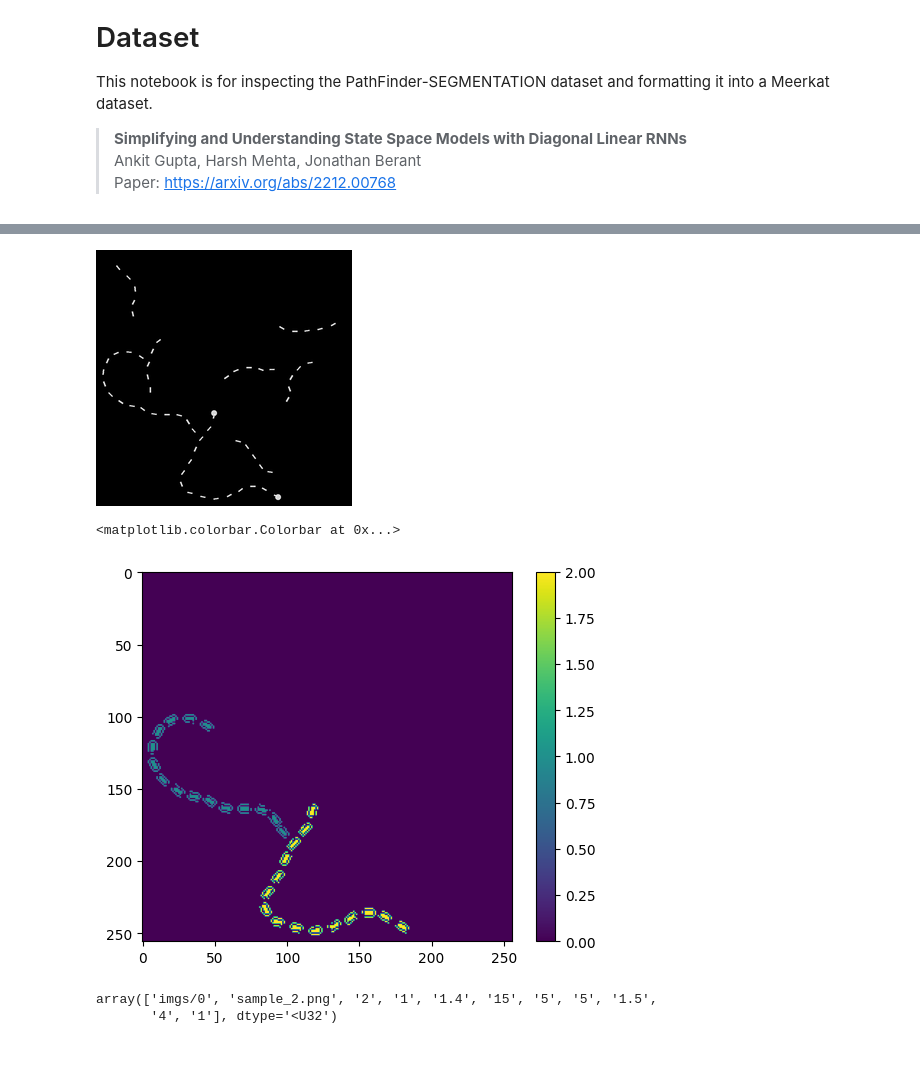
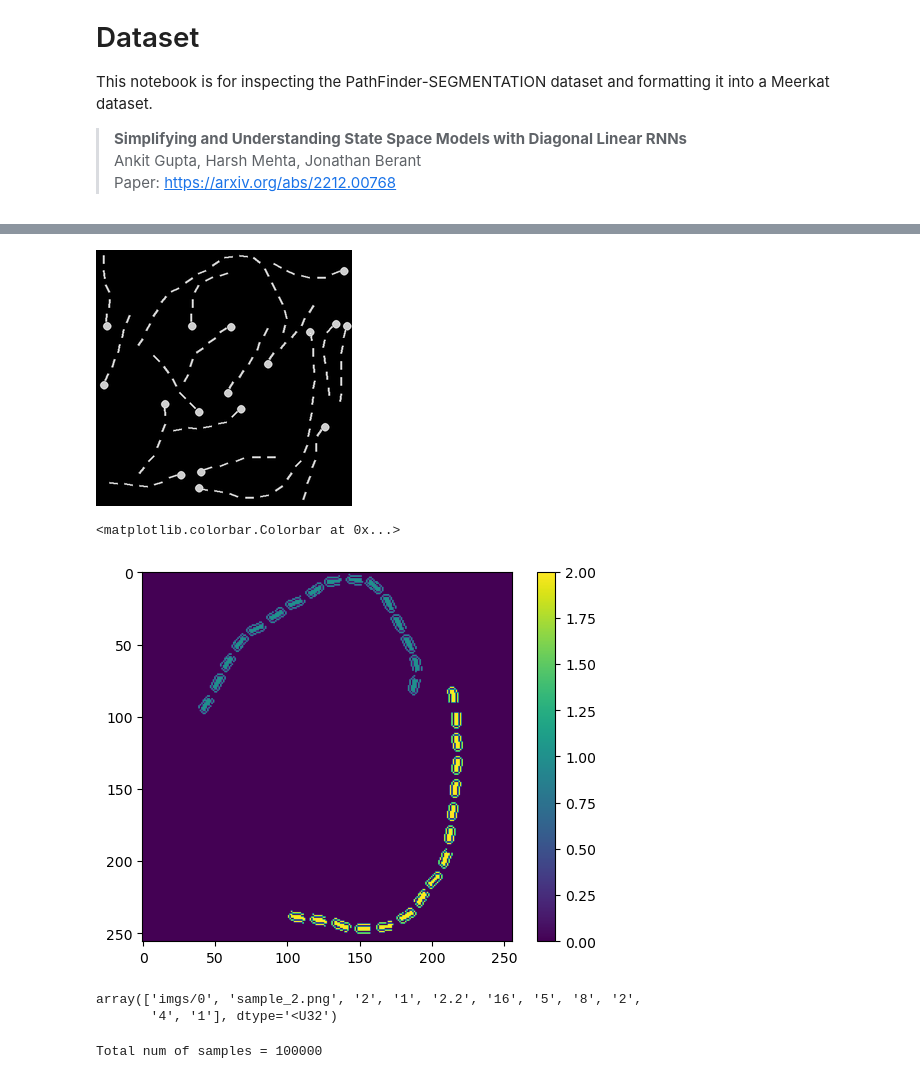
Before and after one commit to gmachiraju/lofi, a Jupyter notebook: scratch/arjun/2023-04-10_pathfinder-seg.ipynb, the cells around one changed output, grey strips where cells are left out. Saved outputs shown, nothing was run; the diff lists cells and outputs as text; code cells hidden in the pictures.

```diff
--- a/scratch/arjun/2023-04-10_pathfinder-seg.ipynb
+++ b/scratch/arjun/2023-04-10_pathfinder-seg.ipynb
@@ -110,12 +108,16 @@ df.head()
 # %% [output]
 [interactive output not drawn]
 # %%
-img = PIL.Image.open("/Users/arjundd/code/dlr/src/dataloaders/prepare/pathfinder/data/imgs/0/sample_2.png")
+# img = PIL.Image.open("/Users/arjundd/code/dlr/src/dataloaders/prepare/pathfinder/data/imgs/0/sample_2.png")
+img = PIL.Image.open("/home/data/pathfinder-segmentation/pathfinder256_segmentation/imgs/0/sample_2.png")
 img
 # %% [output]
-[figure, old version]
+[figure, new version]
 # %%
-with open("/Users/arjundd/code/dlr/src/dataloaders/prepare/pathfinder/data/paths/0/sample_2.pkl", "rb") as f:
+# pickle_path = "/Users/arjundd/code/dlr/src/dataloaders/prepare/pathfinder/data/paths/0/sample_2.pkl"
+pickle_path = "/home/data/pathfinder-segmentation/pathfinder256_segmentation/paths/0/sample_2.pkl"
+
+with open(pickle_path, "rb") as f:
     data = pik.load(f)
 
 d = data
@@ -132,11 +134,13 @@ plt.imshow(label_mask)
 plt.colorbar()
 # %% [output]
 <matplotlib.colorbar.Colorbar at 0x...>
-[figure, old version]
+[figure, new version]
 # %%
 import numpy as np
-data = np.load("/Users/arjundd/code/dlr/src/dataloaders/prepare/pathfinder/data/metadata/0.npy")
+# np_path = "/Users/arjundd/code/dlr/src/dataloaders/prepare/pathfinder/data/metadata/0.npy"
+np_path = "/home/data/pathfinder-segmentation/pathfinder256_segmentation/metadata/0.npy"
+data = np.load(np_path)
 data[2]
 # %% [output]
-array(['imgs/0', 'sample_2.png', '2', '1', '1.4', '15', '5', '5', '1.5',
+array(['imgs/0', 'sample_2.png', '2', '1', '2.2', '16', '5', '8', '2',
        '4', '1'], dtype='<U32')
@@ -142,0 +544,4 @@ array(['imgs/0', 'sample_2.png', '2', '1', '1.4', '15', '5', '5', '1.5',
+# %%
+pfs.setup()
+# %% [output]
+Total num of samples = 100000
```
Also changed, not shown: parts of 8 cells of this notebook, 19 other files.
